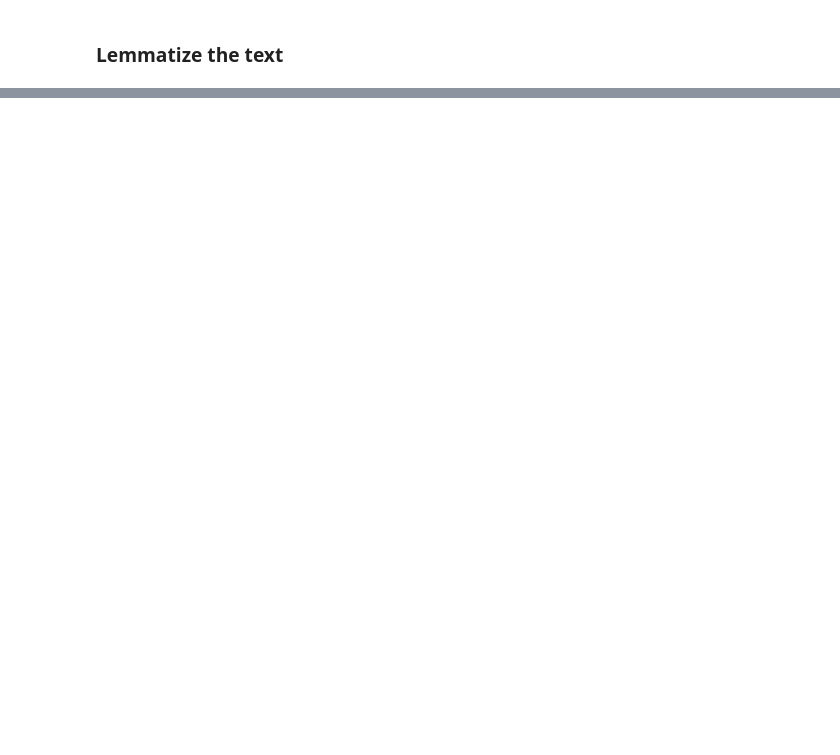
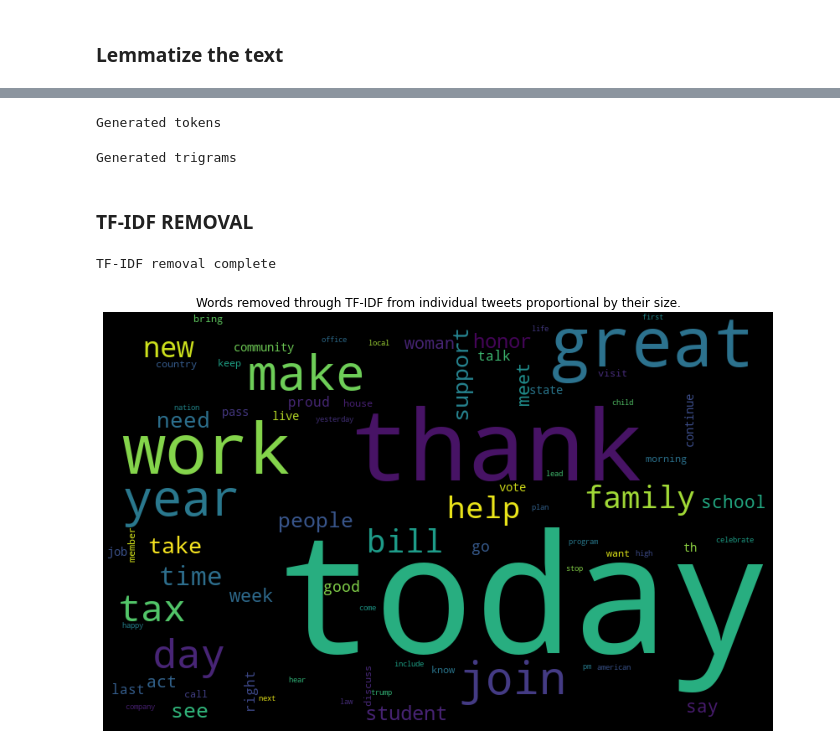
Before and after one commit to Lennart97/nlp_project, a Jupyter notebook: problem-solution.ipynb, the cells around one changed output, grey strips where cells are left out. Saved outputs shown, nothing was run; the diff lists cells and outputs as text; code cells hidden in the pictures; blank space fills up the shorter version.

```diff
--- a/problem-solution.ipynb
+++ b/problem-solution.ipynb
@@ -543,0 +85,77 @@ F1Score: 0.5651535125604217
+# %%
+import gensim
+# Use gensims simple_preprocess to remove accents, lowercase and tokenize.
+def gen_words(tweet):
+    return gensim.utils.simple_preprocess(tweet, deacc=True)
+
+df['TweetWords'] = df['TweetCleaned'].apply(gen_words)
+print("Generated tokens")
+# %% [output]
+Generated tokens
+# %%
+# Create bigrams and trigrams.
+bigram_phrases = gensim.models.Phrases(df['TweetWords'], threshold=100)
+trigram_phrases = gensim.models.Phrases(bigram_phrases[df['TweetWords']], threshold=100)
+
+bigram = gensim.models.phrases.Phraser(bigram_phrases)
+trigram = gensim.models.phrases.Phraser(trigram_phrases)
+
+def make_bigrams(tweetWords):
+    return bigram[tweetWords]
+
+def make_trigrams(bigrams):
+    return trigram[bigram[bigrams]]
+
+df['bigramms'] =  df['TweetWords'].apply(make_bigrams)
+df['trigrams'] = df['bigramms'].apply(make_trigrams)
+print("Generated trigrams")
+# %% [output]
+Generated trigrams
+# %% [markdown]
+### TF-IDF REMOVAL
+# %%
+# Remove words using TF-IDF with a lower score than the threshold.
+from gensim.models import TfidfModel
+import gensim.corpora as corpora
+
+id2word = corpora.Dictionary(df['trigrams'])
+corpus = [id2word.doc2bow(text) for text in df['trigrams']]
+tfidf = TfidfModel(corpus, id2word=id2word)
+
+threshold = 0.15
+words  = []
+words_missing_in_tfidf = []
+
+for i in range(0, len(corpus)):
+    bow = corpus[i]
+    low_value_words = [] # reinitialize to be safe.
+    tfidf_ids = [id for id, value in tfidf[bow]]
+    bow_ids = [id for id, value in bow]
+    low_value_words = [id for id, value in tfidf[bow] if value < threshold]
+    drops = low_value_words+words_missing_in_tfidf
+    for item in drops:
+        words.append(id2word[item])
+    words_missing_in_tfidf = [id for id in bow_ids if id not in tfidf_ids] # words with tf-idf score 0 will be missing
+
+    new_bow = [b for b in bow if b[0] not in low_value_words and b[0] not in words_missing_in_tfidf]
+    corpus[i] = new_bow
+
+# Remove empty entries.
+corpus = [x for x in corpus if x != []]
+
+print("TF-IDF removal complete")
+# %% [output]
+TF-IDF removal complete
+# %%
+# Visualize removed words in wordcloud.
+import matplotlib.pyplot as plt
+from wordcloud import WordCloud
+
+wordcloud = WordCloud(collocations=False, width = 800, height = 500).generate(" ".join(words))
+plt.figure(figsize=(12,8))
+plt.imshow(wordcloud)
+plt.axis("off")
+plt.title("Words removed through TF-IDF from individual tweets proportional by their size.")
+plt.savefig("img/diff_wordcloud_tfidf.pdf")
+# %% [output]
+[figure, added]
```
Also changed, not shown: parts of 41 cells of this notebook, 2 other files.
